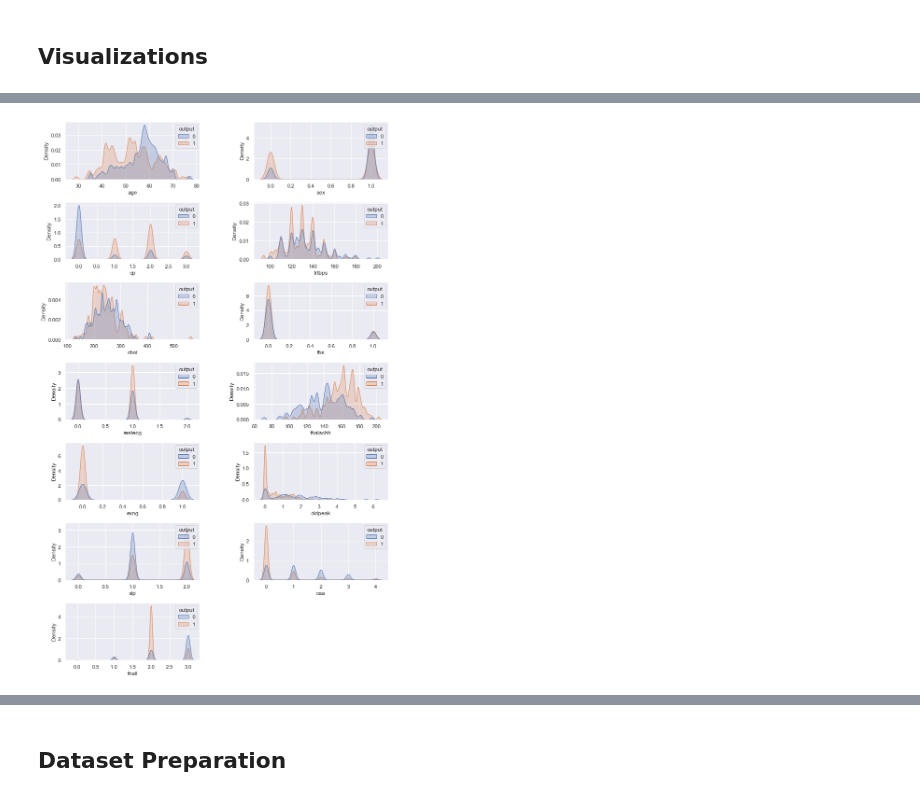
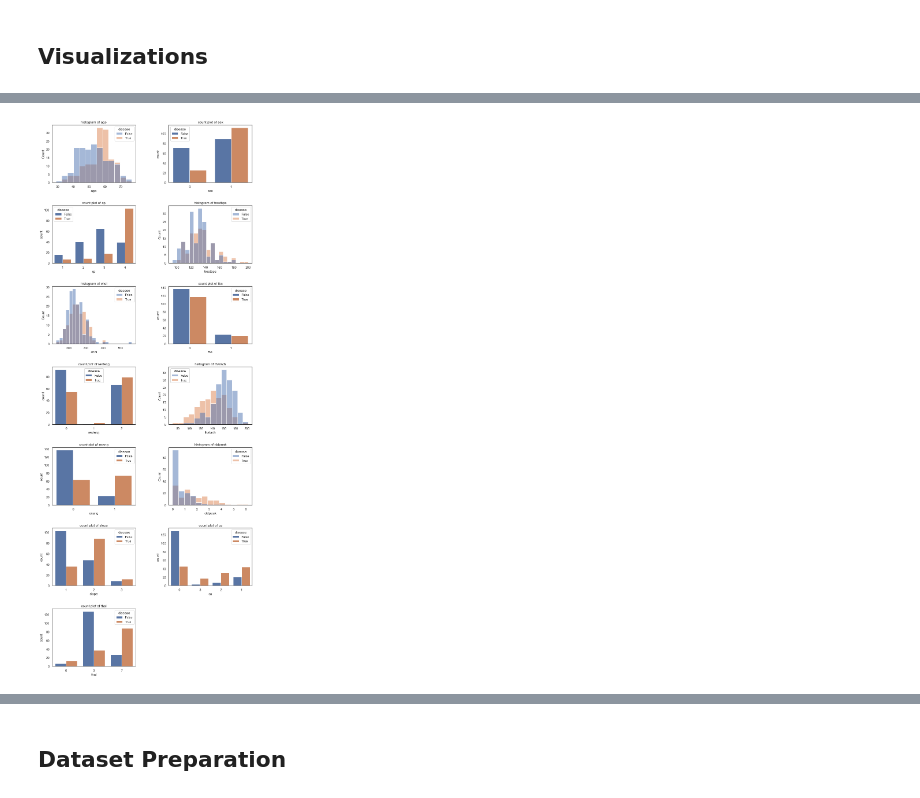
Before and after one commit to rswilson32/heart_disease_analysis, a Jupyter notebook: heart.ipynb, the cells around one changed output, grey strips where cells are left out. Saved outputs shown, nothing was run; the diff lists cells and outputs as text; code cells hidden in the pictures.

```diff
--- a/heart.ipynb
+++ b/heart.ipynb
@@ -120,0 +174,5 @@ We have no missing data, which is great! We now visualize our attributes to look
+# %%
+# dropping rows
+print(heart.shape[0])
+heart.drop([166, 192, 287, 302, 87, 266], inplace = True)
+print(heart.shape[0])
@@ -120,0 +205,6 @@ We have no missing data, which is great! We now visualize our attributes to look
+# %%
+# reassigning data type for categorical variables
+heart = heart.astype({'sex' : 'object', 'cp' : 'object', 'fbs' : 'object', 'restecg' : 'object',
+                      'exang' : 'object', 'slope' : 'object', 'num' : 'bool'})
+# %%
+heart.rename(columns = {'num': 'disease'}, inplace=True)
@@ -123,7 +243,4 @@ We have no missing data, which is great! We now visualize our attributes to look
 # %%
 import matplotlib.pyplot as plt
 import seaborn as sns
-# %%
-sns.set(rc={"figure.figsize":(12, 10)})
-sns.set_style('dark')
 # %%
@@ -150,21 +271,26 @@ Our attributes do not appear to influence each other, with the most influence be
 # %%
 sns.set(rc = {'figure.figsize' : (12, 20)})
+sns.set_style('white')
 
+# if its a continuous attribute, graph a histogram
+# if its a categorical attribute, graph a countplot
 for i in range(1, 14):
     plt.subplot(7, 2, i)
-    sns.kdeplot(data = heart,
-                x = heart.columns[i - 1],
-                shade = True,
-                hue = 'output',
-                bw_adjust = 0.2)
-    plt.xlabel(heart.columns[i - 1])
+    if heart.iloc[:, i - 1].dtype in ['int64', 'float64']:
+        sns.histplot(data = heart,
+                    x = heart.columns[i - 1],
+                    hue = 'disease').set(title = f'histogram of {heart.columns[i - 1]}')
+    else:
+        sns.countplot(data = heart,
+                      x = heart.columns[i - 1],
+                      hue = 'disease').set(title = f'count plot of {heart.columns[i - 1]}')
 
 plt.subplots_adjust(left = 0.2,
                     bottom = 0.2,
                     right = 1,
-                    top = 1,
+                    top = 1.5,
                     wspace = 0.4,
                     hspace = 0.4)
 plt.show()
 # %% [output]
-[figure, old version]
+[figure, new version]
```
Also changed, not shown: parts of 67 cells of this notebook.
